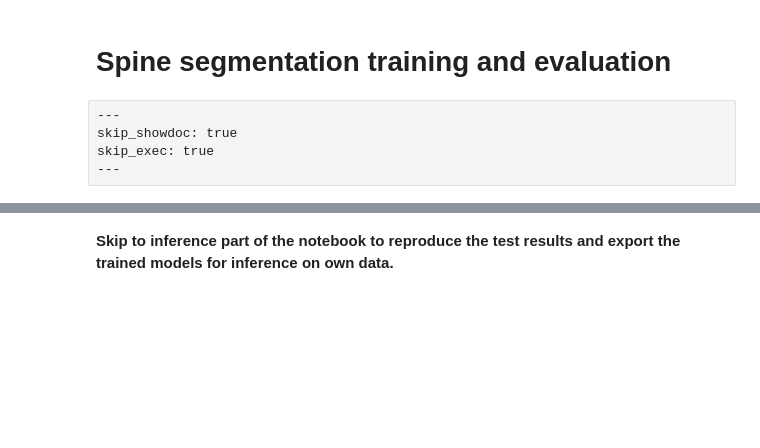
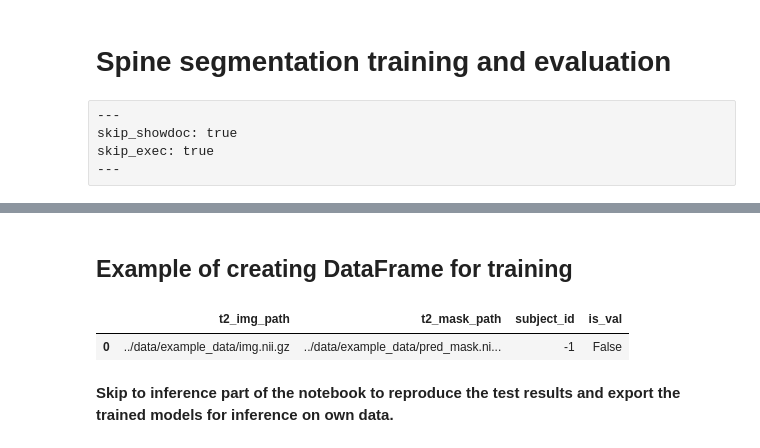
Before and after one commit to MMIV-ML/fastMONAI, a Jupyter notebook: research/spine/00-spine-segmentation-training-evaluation.ipynb, the cells around one changed output, grey strips where cells are left out. Cells and saved outputs as stored; diff of their text form; code cells hidden in the pictures; blank space fills up the shorter version.

```diff
--- a/research/00-spine-segmentation-training-evaluation.ipynb
+++ b/research/spine/00-spine-segmentation-training-evaluation.ipynb
@@ -17,0 +32,5 @@ model = UNet(spatial_dims=3, in_channels=1, out_channels=2, channels=(16, 32, 64
+# %% [markdown]
+## Example of creating DataFrame for training
+# %%
+DATA_DIR = Path('../data')
+example_data_url = 'https://drive.google.com/uc?id=1Ms3Q6MYQrQUA_PKZbJ2t2NeYFQ5jloMh'
@@ -18,3 +40,13 @@ model = UNet(spatial_dims=3, in_channels=1, out_channels=2, channels=(16, 32, 64
+# %%
+# Create a dictionary containing the example data
+example_data = {'t2_img_path':str(DATA_DIR/'example_data/img.nii.gz'), 't2_mask_path':str(DATA_DIR/'example_data/pred_mask.nii.gz'), 'subject_id':-1, 'is_val':False}
+
+# Create a DataFrame from the example data dictionary (remove [] if data > 1)
+df = pd.DataFrame([example_data])
+df
+# %% [output]
+|  | t2_img_path | t2_mask_path | subject_id | is_val |
+| 0 | ../data/example_data/img.nii.gz | ../data/example_data/pred_mask.ni... | -1 | False |
 # %% [markdown]
 <b> Skip to inference part of the notebook to reproduce the test results and export the trained models for inference on own data. </b>
 # %% [markdown]
```
Also changed, not shown: parts of 19 cells of this notebook, 3 other files.
